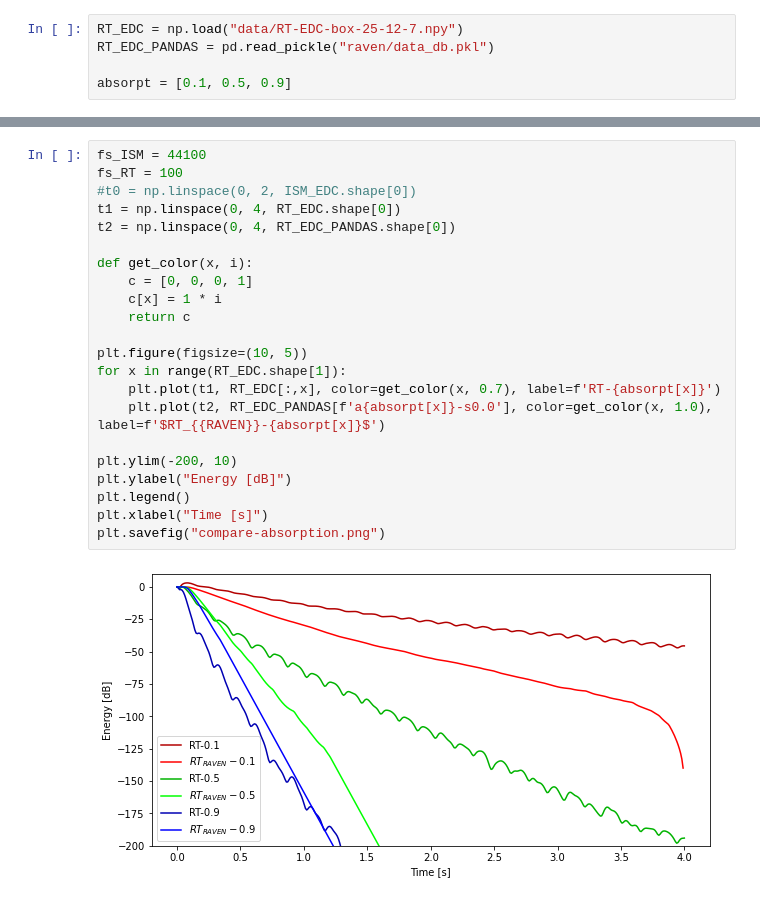
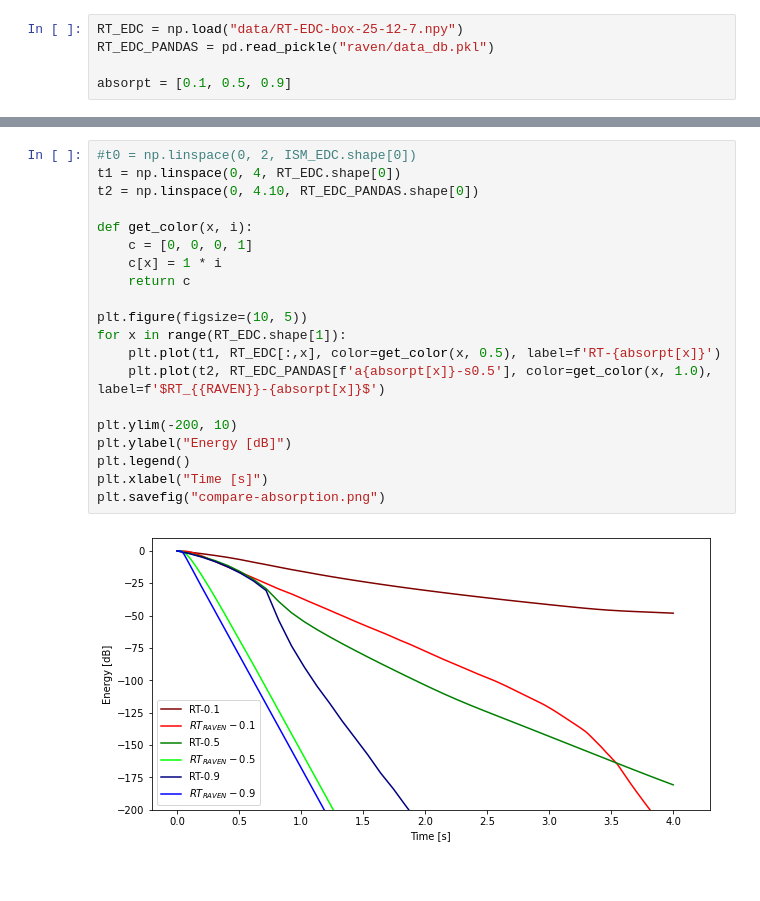
Before and after one commit to LeonardEyer/mitsuba2, a Jupyter notebook: notebook/Compare-absorption-raven.ipynb, the cells around one changed output, grey strips where cells are left out. Cells and saved outputs as stored; diff of their text form.

```diff
--- a/notebook/Compare-absorption-raven.ipynb
+++ b/notebook/Compare-absorption-raven.ipynb
@@ -17,25 +17,23 @@ print(RT_EDC_PANDAS.shape)
 (411, 9)
 # %%
-fs_ISM = 44100
-fs_RT = 100
 #t0 = np.linspace(0, 2, ISM_EDC.shape[0])
 t1 = np.linspace(0, 4, RT_EDC.shape[0])
-t2 = np.linspace(0, 4, RT_EDC_PANDAS.shape[0])
+t2 = np.linspace(0, 4.10, RT_EDC_PANDAS.shape[0])
 
 def get_color(x, i):
     c = [0, 0, 0, 1]
     c[x] = 1 * i
     return c
 
 plt.figure(figsize=(10, 5))
 for x in range(RT_EDC.shape[1]):
-    plt.plot(t1, RT_EDC[:,x], color=get_color(x, 0.7), label=f'RT-{absorpt[x]}')
-    plt.plot(t2, RT_EDC_PANDAS[f'a{absorpt[x]}-s0.0'], color=get_color(x, 1.0), label=f'$RT_{{RAVEN}}-{absorpt[x]}$')
+    plt.plot(t1, RT_EDC[:,x], color=get_color(x, 0.5), label=f'RT-{absorpt[x]}')
+    plt.plot(t2, RT_EDC_PANDAS[f'a{absorpt[x]}-s0.5'], color=get_color(x, 1.0), label=f'$RT_{{RAVEN}}-{absorpt[x]}$')
 
 plt.ylim(-200, 10)
 plt.ylabel("Energy [dB]")
 plt.legend()
 plt.xlabel("Time [s]")
 plt.savefig("compare-absorption.png")
 # %% [output]
-[figure, old version]
+[figure, new version]
```
Also changed, not shown: parts of 1 cell of this notebook, 24 other files.
